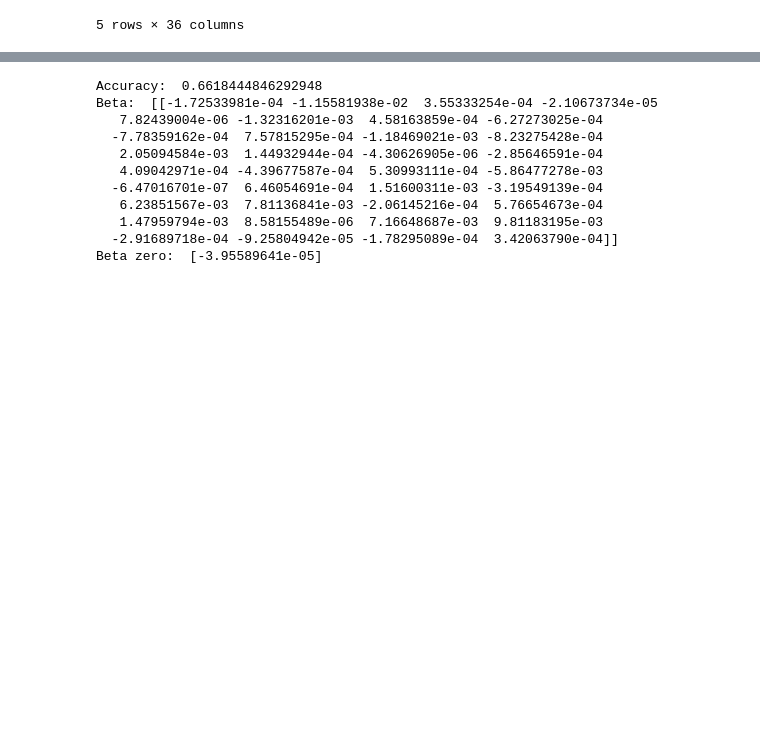
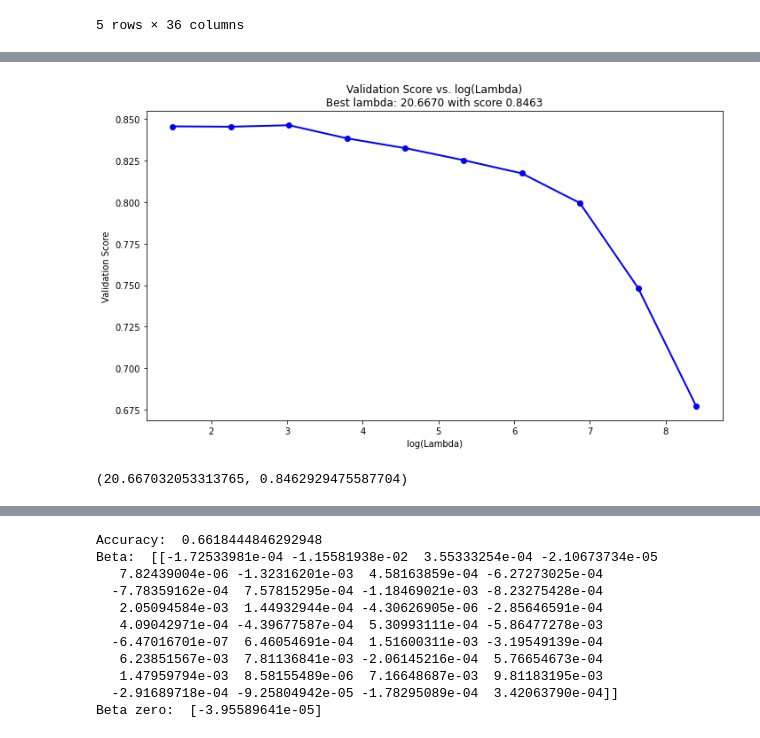
Before and after one commit to kwolny1/cyclic_coordinate_descent_algorithm, a Jupyter notebook: LogRegCCD_notebook.ipynb, the cells around one changed output, grey strips where cells are left out. Saved outputs shown, nothing was run; the diff lists cells and outputs as text; code cells hidden in the pictures; blank space fills up the shorter version.

```diff
--- a/LogRegCCD_notebook.ipynb
+++ b/LogRegCCD_notebook.ipynb
@@ -321,3 +505,8 @@ F-measure score:  0.8533565066261134
 Balanced Accuracy score:  0.8474795802519347
 AUC-ROC score:  0.8474795802519347
 AUC-PR: score:  0.784775289411515
+# %%
+logRegCCD.plot_score(student_dropout_X, student_dropout_y, K=10, measure = accuracy_score)
+# %% [output]
+[figure, added]
+(20.667032053313765, 0.8462929475587704)
```
Also changed, not shown: parts of 16 cells of this notebook, 2 other files.
